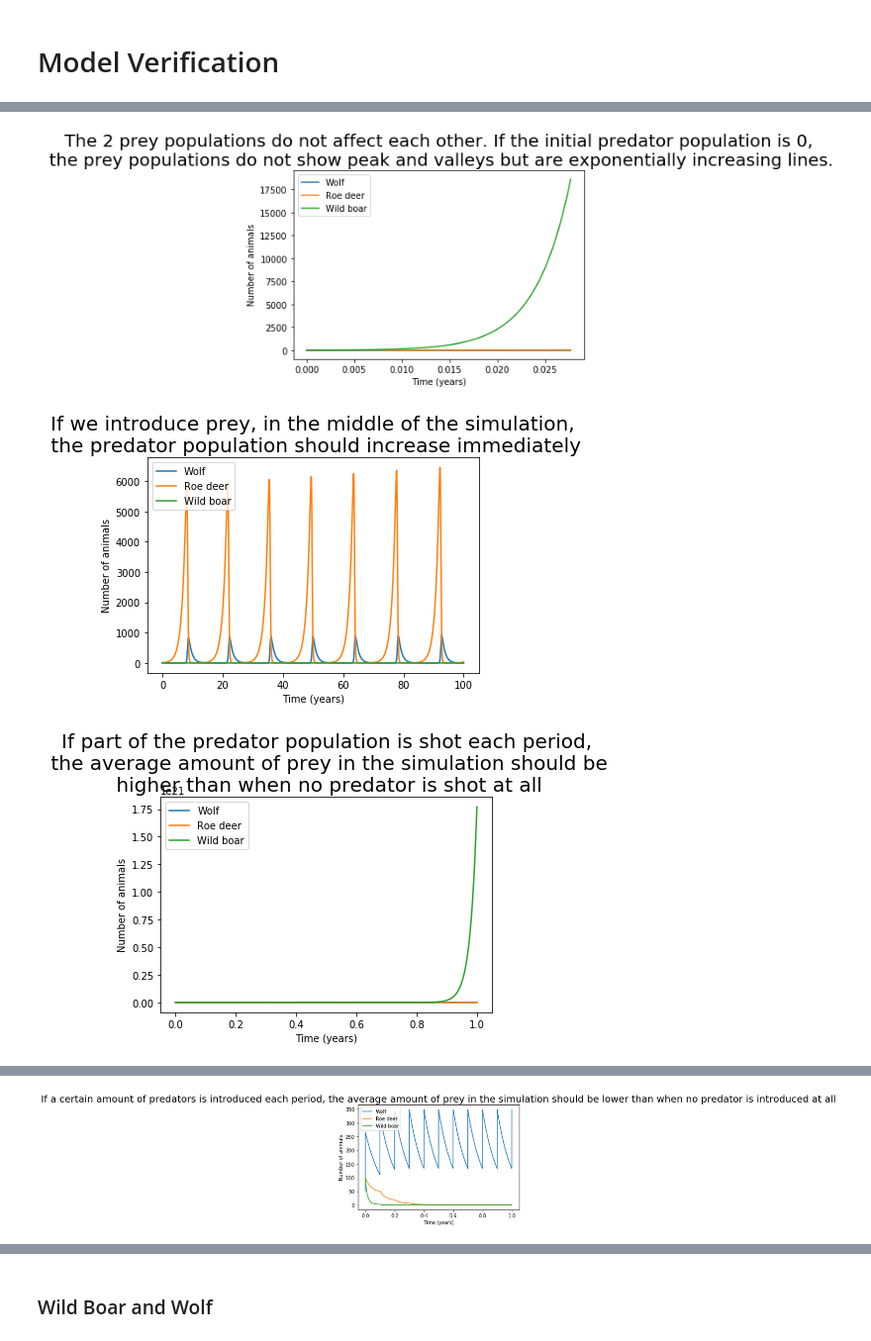
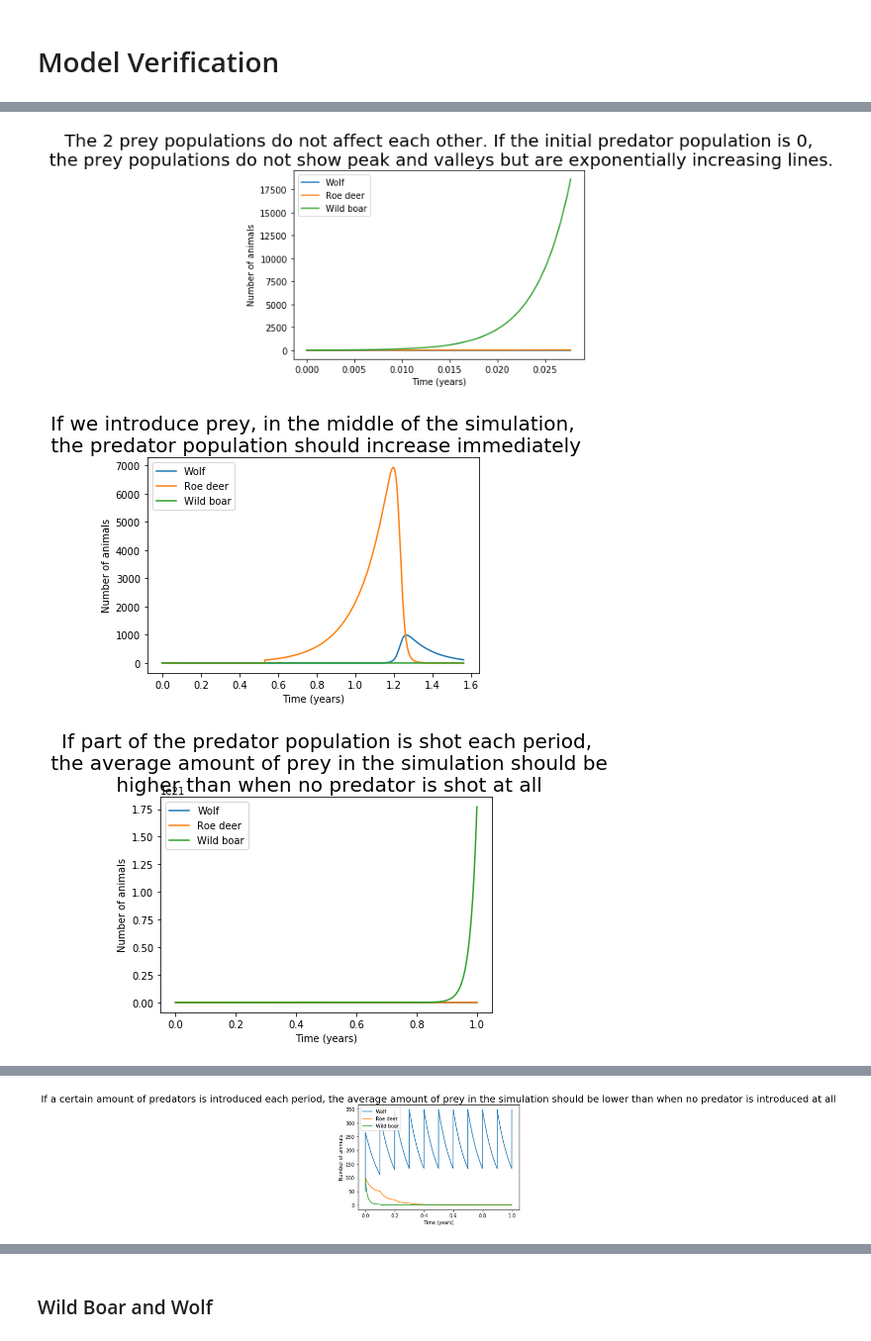
Before and after one commit to LvZut/Modeling-wolf-population-in-the-Netherlands, a Jupyter notebook: Lotka-Volterra test.ipynb, the cells around one changed output, grey strips where cells are left out. Shown at 99% size. Drawn from its saved outputs; the diff is of its cells as text; code cells hidden in the pictures.

Commit message:
verification refactoring

```diff
--- a/Lotka-Volterra test.ipynb
+++ b/Lotka-Volterra test.ipynb
@@ -81,10 +81,10 @@ def setup_sliders(init_pred, init_prey1, init_prey12, alpha1, beta1, gamma1, del
             period_slider, pop_coef_slider, scale_slider, plot_prey_checkbox]
 # %%
 def verification(init_pred, init_prey1, init_prey12, step1, per, pop_coef1,
-            shoot_deer, shoot_boar, shoot_wolf, introduce_wolf, title, scale, plot_prey, severe_winter):
+            shoot_deer, shoot_boar, shoot_wolf, introduce_wolf, title, scale, plot_prey, severe_winter, introduce):
 
     update(init_pred, init_prey1, init_prey12, step1, per, pop_coef1,
-            shoot_deer, shoot_boar, shoot_wolf, introduce_wolf, title, scale, plot_prey, severe_winter)
+            shoot_deer, shoot_boar, shoot_wolf, introduce_wolf, title, scale, plot_prey, severe_winter, introduce)
 # %%
 def lotka_volterra(params, alpha1=alpha1, beta1=beta1, gamma1=gamma1,
                    delta1=delta1, epsilon1=epsilon1, eta1=eta1, zeta1=zeta1):
@@ -366,25 +370,25 @@ title = "If any initial population is 0 and they are not introduced,\n it should
 scale = 1
 plot_prey = True
 verification(0, 0, 0, step1, 365, 0.9,
-            False, False, False, False, title, scale, plot_prey, False)
+            False, False, False, False, title, scale, plot_prey, False, False)
 
 # If the initial predator population is 0 and the initial prey population are >0,
 # then the prey should grow indefinitely.
 title = "If the initial predator population is 0 and the initial prey population are >0,\n then the prey should grow indefinitely (Roe Deer)."
 verification(0, 10, 0, step1, 365, 0.9,
-            False, False, False, False, title, scale, plot_prey, False)
+            False, False, False, False, title, scale, plot_prey, False, False)
 
 title = "If the initial predator population is 0 and the initial prey population are >0,\n then the prey should grow indefinitely (Wild Boar)."
 # If the initial predator population is 0 and the initial prey population are >0,
 # then the prey should grow indefinitely.
 verification(0, 0, 10, step1, 365, 0.9,
-            False, False, False, False, title, scale, plot_prey, False)
+            False, False, False, False, title, scale, plot_prey, False, False)
 
 title = "If the initial prey populations are 0 and the initial predator population is >0,\n the predator population should die out quickly (2 weeks[1])"
 # If the initial prey populations are 0 and the initial predator population is >0,
 # the predator population should die out quickly (2 weeks[1])
 verification(1000, 0, 0, step1, 365, 0.9,
-            False, False, False, False, title, scale, plot_prey, False)
+            False, False, False, False, title, scale, plot_prey, False, False)
 
 
 # If the initial prey populations are way bigger than the initial predator population,
@@ -393,7 +397,7 @@ title = "If the initial prey populations are way bigger than the initial predato
 scale = 60
 plot_prey = False
 verification(50, 1000, 1000,  step1, 365, 0.9,
-            False, False, False, False, title, scale, plot_prey, False)
+            False, False, False, False, title, scale, plot_prey, False, False)
 
 # If the initial predator population is way bigger than the initial prey populations,
 # the predator population must decrease quickly in the beginning.
@@ -401,7 +405,7 @@ title = "If the initial predator population is way bigger than the initial prey
 scale = 60
 plot_prey = False
 verification(1000, 10, 10, step1, 365, 0.9,
-            False, False, False, False, title, scale, plot_prey, False)
+            False, False, False, False, title, scale, plot_prey, False, False)
 
 # The 2 prey populations do not affect each other. If the initial predator population is 0,
 # the prey populations do not show peak and valleys but are exponentially increasing lines.
@@ -409,14 +413,14 @@ title = "The 2 prey populations do not affect each other. If the initial predato
 scale = 60
 plot_prey = True
 verification(0, 10, 10, step1, 365, 0.9,
-            False, False, False, False, title, scale, plot_prey, False)
+            False, False, False, False, title, scale, plot_prey, False, False)
 
 # If we introduce prey, in the middle of the simulation, the predator population should increase immediately
 title = "If we introduce prey, in the middle of the simulation,\n the predator population should increase immediately"
-scale = 1
+scale = 8
 plot_prey = True
-verification(10, 10, 0, step1, 365, 0.9,
-            False, False, True, False, title, scale, plot_prey, False)
+verification(10, 0, 0, step1, 365, 0.9,
+            False, False, False, False, title, scale, plot_prey, False, True)
 
 # If part of the predator population is shot each period,
 # the average amount of prey in the simulation should be higher than when no predator is shot at all
@@ -424,7 +428,7 @@ title = "If part of the predator population is shot each period,\n the average a
 scale = 10
 plot_prey = True
 verification(100, 0, 100, step1, 365, 70,
-            "none", "none", "static", False, title, scale, plot_prey, False)
+            "none", "none", "static", False, title, scale, plot_prey, False, False)
 
 # If part of the predator population is shot each period,
 # the average amount of prey in the simulation should be
@@ -433,40 +437,40 @@ title = "If part of the predator population is shot each period,\n the average a
 scale = 10
 plot_prey = True
 verification(100, 0, 100, step1, 365, 0,
-            "none", "none", "none", False, title, scale, plot_prey, False)
+            "none", "none", "none", False, title, scale, plot_prey, False, False)
 
 title = "If a certain amount of predators is introduced each period, the average amount of prey in the simulation should be lower than when no predator is introduced at all"
 scale = 10
 plot_prey = True
 verification(50, 100, 100, step1, 365, 21.5,
-            "none", "none", "none", True, title, scale, plot_prey, False)
+            "none", "none", "none", True, title, scale, plot_prey, False, False)
 
 title = "If a certain amount of predators is introduced each period, the average amount of prey in the simulation should be lower than when no predator is introduced at all"
 scale = 10
 plot_prey = True
 verification(50, 100, 100, step1, 365, 0,
-            "none", "none", "none", False, title, scale, plot_prey, False)
+            "none", "none", "none", False, title, scale, plot_prey, False, False)
 
 title = "If a certain amount of predators is introduced each period, the average amount of prey in the simulation should be lower than when no predator is introduced at all"
 scale = 100
 plot_prey = True
 verification(50, 10000, 10000, step1, 365, 5000,
-            "static", "static", "none", False, title, scale, plot_prey, False)
+            "static", "static", "none", False, title, scale, plot_prey, False, False)
 
 title = "If a certain amount of predators is introduced each period, the average amount of prey in the simulation should be lower than when no predator is introduced at all"
 scale = 100
 plot_prey = True
 verification(50, 10000, 10000, step1, 365, 0,
-            "static", "static", "none", False, title, scale, plot_prey, False)
+            "static", "static", "none", False, title, scale, plot_prey, False, False)
 # %% [output]
 [figure]
 [figure]
 [figure]
 [figure]
 [figure]
 [figure]
 [figure]
-[figure, old version]
+[figure, new version]
 [figure]
 [figure]
 [figure]
```
Also changed, not shown: parts of 2 cells of this notebook.
